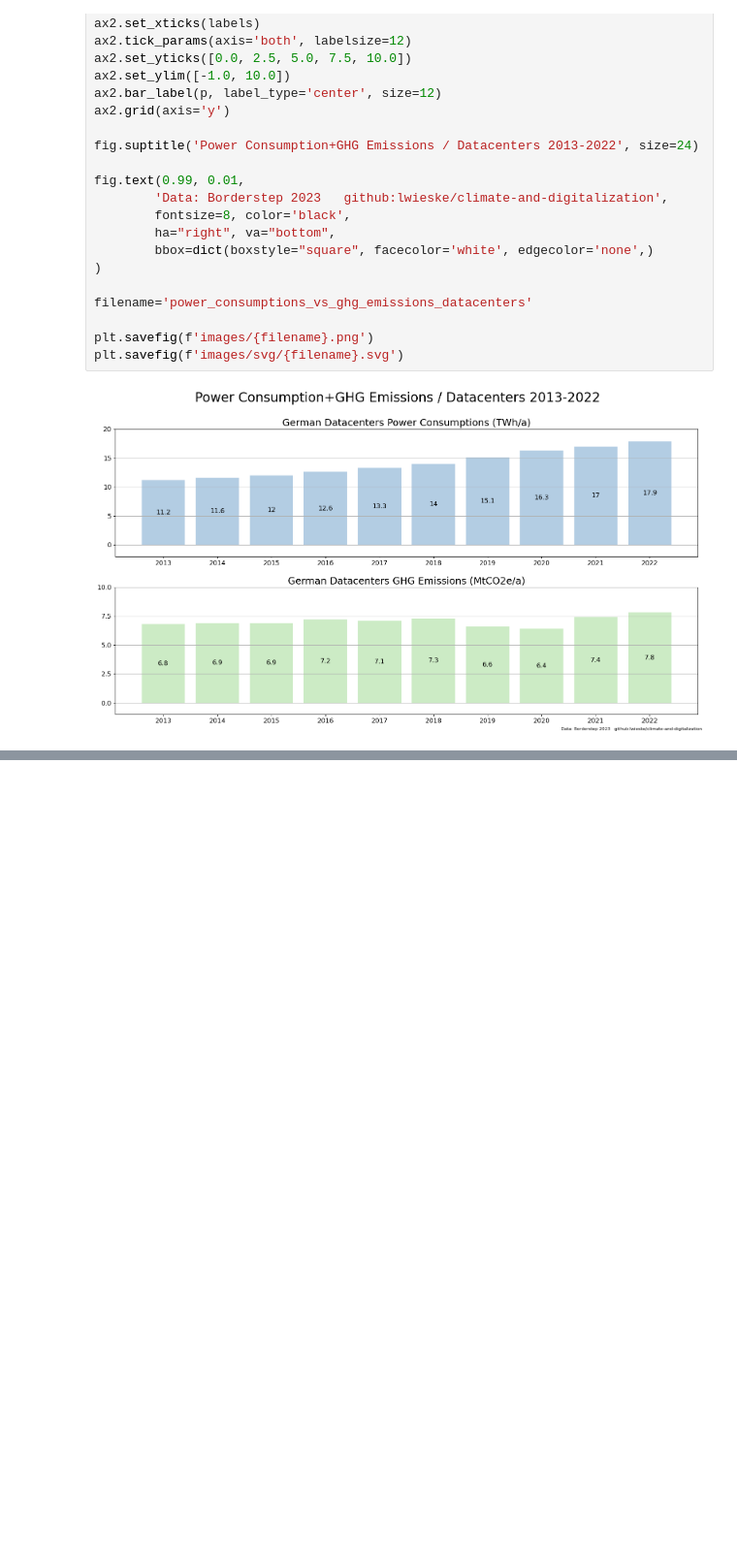
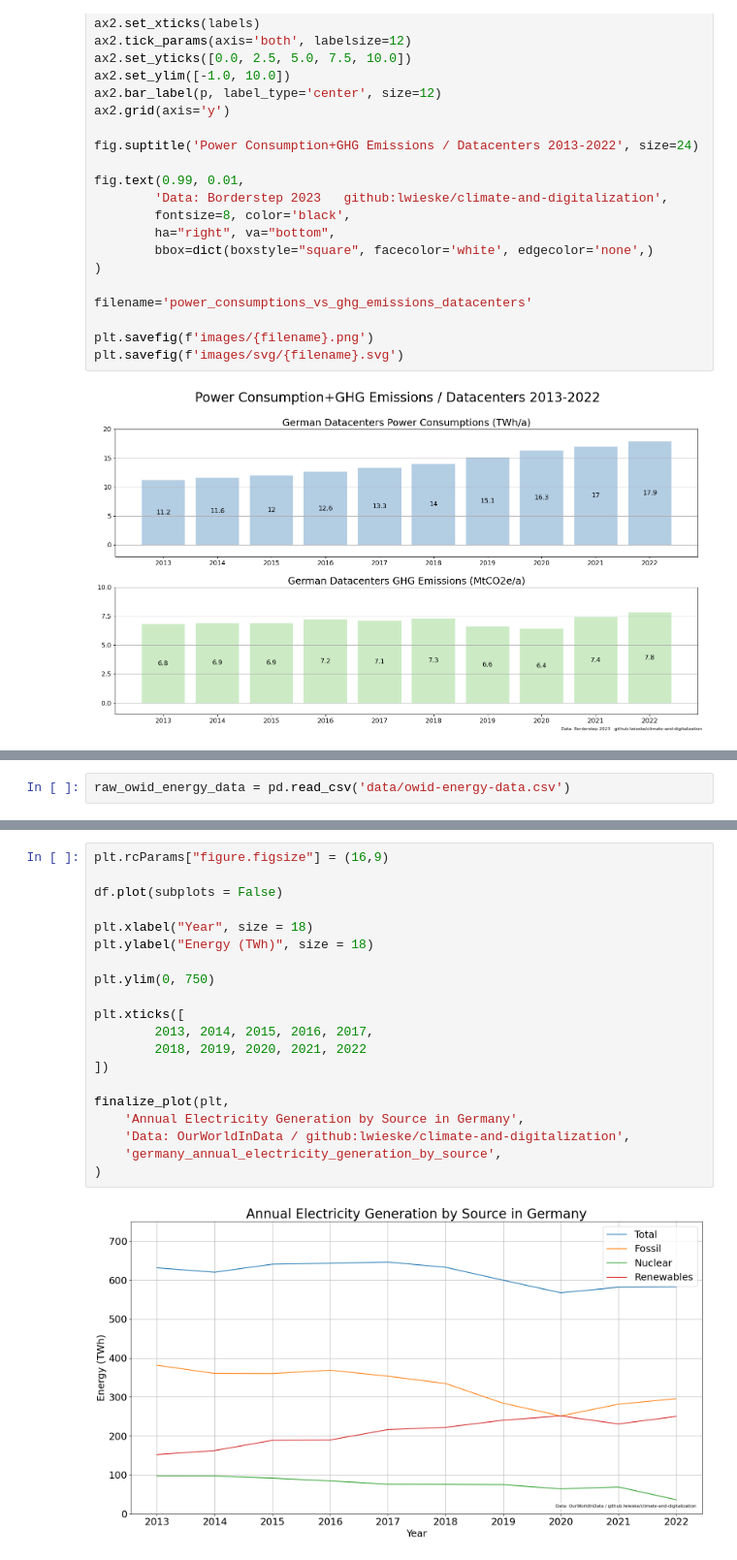
Before and after one commit to lwieske/climate-and-digitalization, a Jupyter notebook: README.ipynb, the cells around one changed output, grey strips where cells are left out. Shown at 97% size. Cells and saved outputs as stored; diff of their text form; blank space fills up the shorter version.

```diff
--- a/README.ipynb
+++ b/README.ipynb
@@ -1804,0 +1878,2 @@ plt.savefig(f'images/svg/{filename}.svg')
+# %%
+raw_owid_energy_data = pd.read_csv('data/owid-energy-data.csv')
@@ -1804,0 +1912,22 @@ plt.savefig(f'images/svg/{filename}.svg')
+# %%
+plt.rcParams["figure.figsize"] = (16,9)
+
+df.plot(subplots = False)
+
+plt.xlabel("Year", size = 18)
+plt.ylabel("Energy (TWh)", size = 18)
+
+plt.ylim(0, 750)
+
+plt.xticks([
+        2013, 2014, 2015, 2016, 2017,
+        2018, 2019, 2020, 2021, 2022
+])
+
+finalize_plot(plt,
+    'Annual Electricity Generation by Source in Germany',
+    'Data: OurWorldInData / github:lwieske/climate-and-digitalization',
+    'germany_annual_electricity_generation_by_source',
+)
+# %% [output]
+[figure, added]
```
Also changed, not shown: parts of 15 cells of this notebook, 26 other files.
